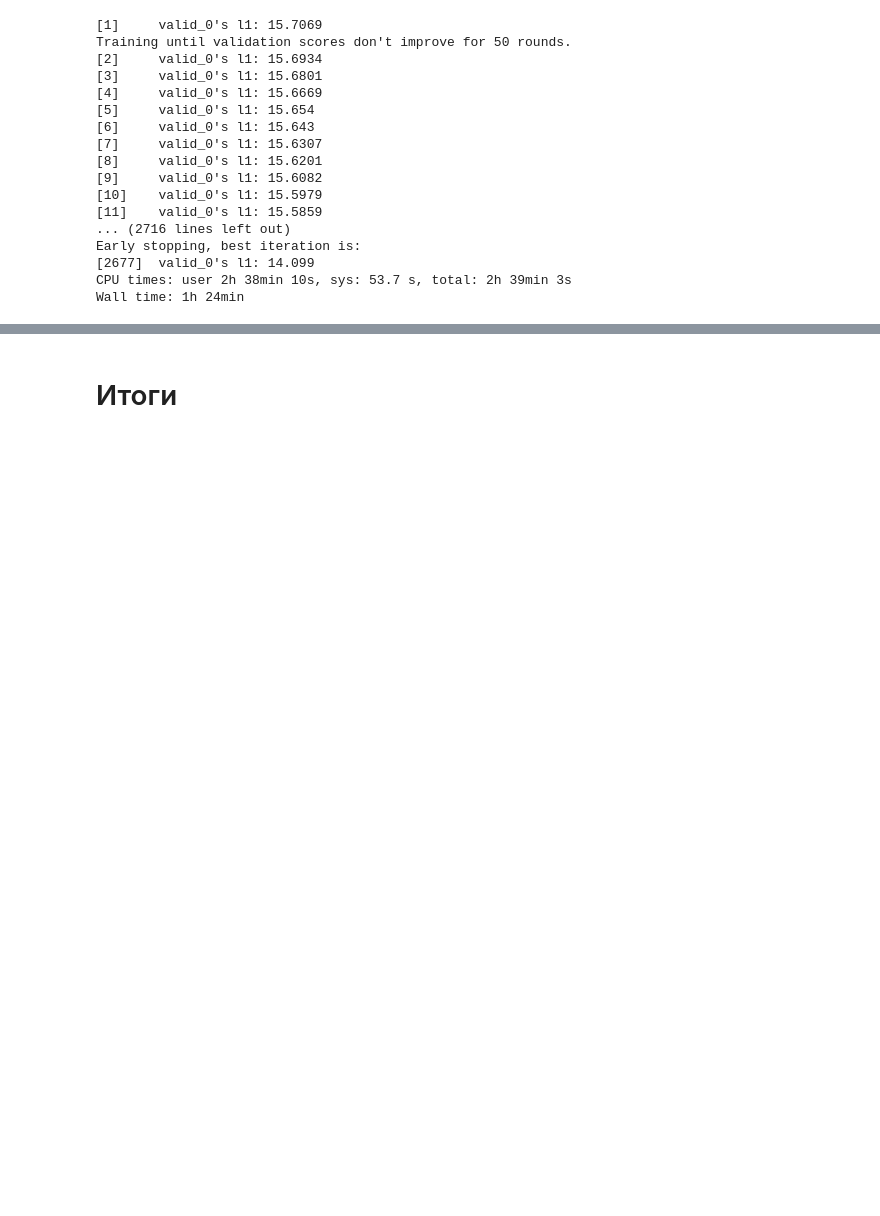
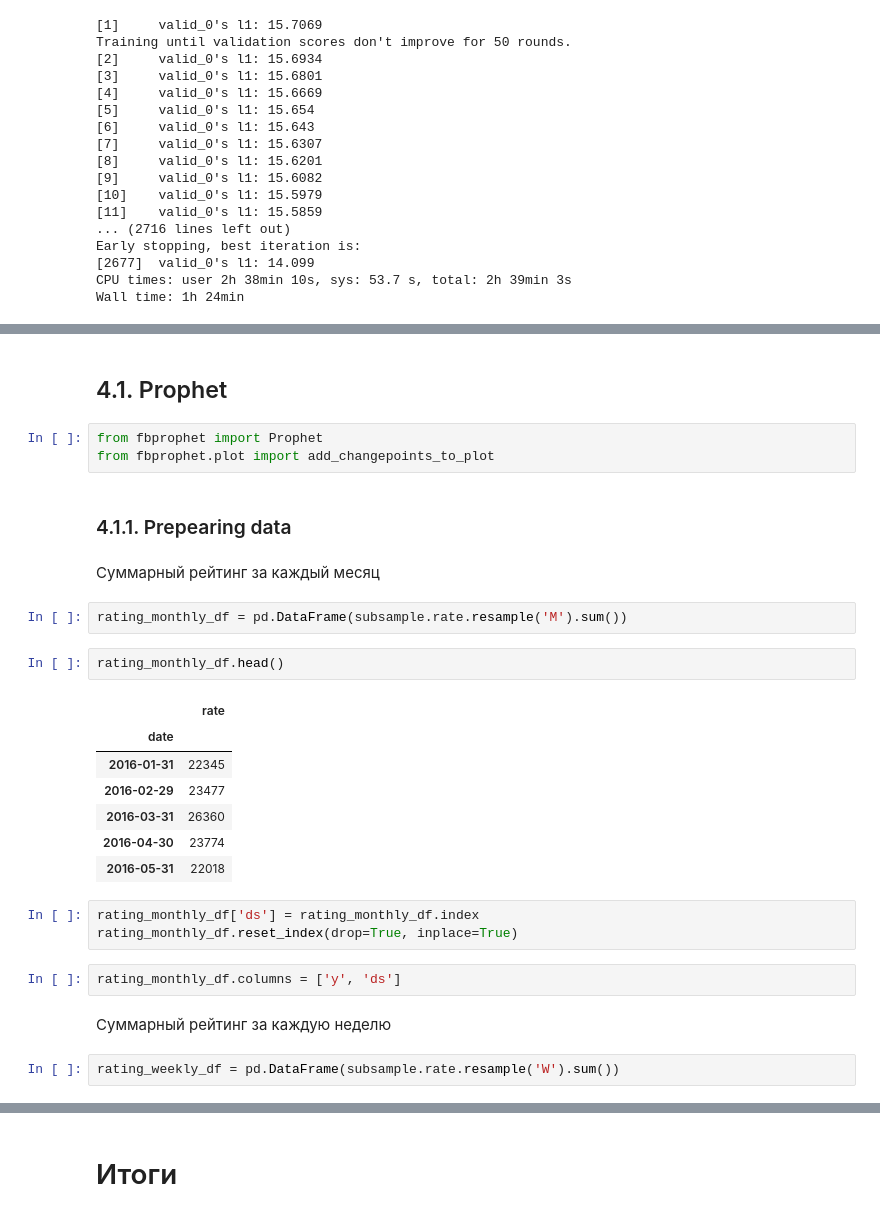
Before and after one commit to sureepoup/Habr_acrticle_rating_prediction, a Jupyter notebook: Habr_article_rating_prediction.ipynb, the cells around one changed output, grey strips where cells are left out. Drawn from its saved outputs; the diff is of its cells as text; blank space fills up the shorter version.

Commit message:
Anomaly detection #1
Детектирование аномалий временного ряда (каждая временная метка - неделя, целевая переменная - суммарный рейтинг статей за неделю).

```diff
--- a/Habr_article_rating_prediction.ipynb
+++ b/Habr_article_rating_prediction.ipynb
@@ -815,0 +812,30 @@ Wall time: 1h 24min
+# %% [markdown]
+## 4.1. Prophet
+# %%
+from fbprophet import Prophet
+from fbprophet.plot import add_changepoints_to_plot
+# %% [markdown]
+### 4.1.1. Prepearing data
+# %% [markdown]
+Суммарный рейтинг за каждый месяц
+# %%
+rating_monthly_df = pd.DataFrame(subsample.rate.resample('M').sum())
+# %%
+rating_monthly_df.head()
+# %% [output]
+|  | rate |
+| date |  |
+| 2016-01-31 | 22345 |
+| 2016-02-29 | 23477 |
+| 2016-03-31 | 26360 |
+| 2016-04-30 | 23774 |
+| 2016-05-31 | 22018 |
+# %%
+rating_monthly_df['ds'] = rating_monthly_df.index
+rating_monthly_df.reset_index(drop=True, inplace=True)
+# %%
+rating_monthly_df.columns = ['y', 'ds']
+# %% [markdown]
+Суммарный рейтинг за каждую неделю
+# %%
+rating_weekly_df = pd.DataFrame(subsample.rate.resample('W').sum())
```
Also changed, not shown: parts of 25 cells of this notebook.
